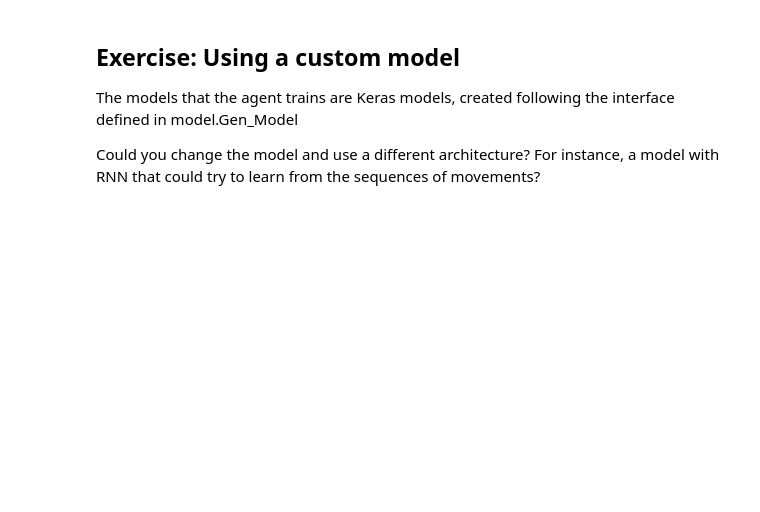
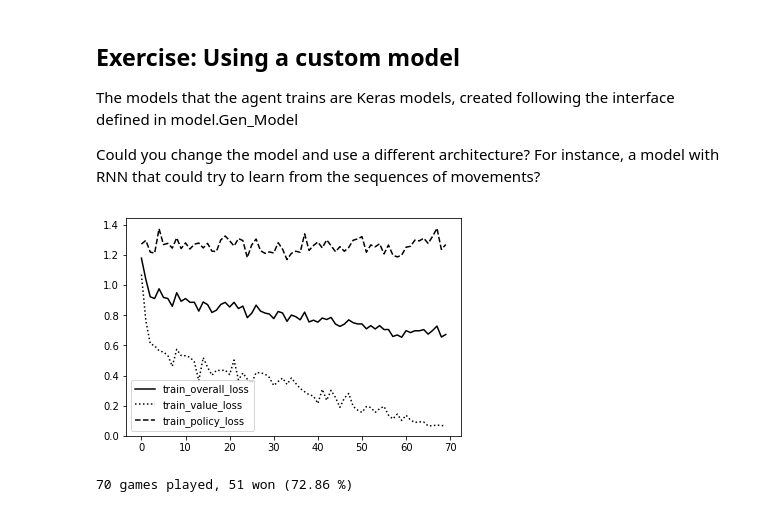
Before and after one commit to aitorAG/DeepReinforcementLearning, a Jupyter notebook: run_kschool_student.ipynb, the cells around one changed output. Saved outputs shown, nothing was run; the diff lists cells and outputs as text; code cells hidden in the pictures; blank space fills up the shorter version.

```diff
--- a/run_kschool_student.ipynb
+++ b/run_kschool_student.ipynb
@@ -378,0 +858,32 @@ from model import KSchool_Model  # <--- This is your custom model in model.py
+# %%
+# Create an agent with your network
+
+current_NN = KSchool_Model(REG_CONST,
+                           LEARNING_RATE,
+                           game.input_shape,
+                           game.action_size)
+
+# Create an agent
+agent = Agent("El Lee Sedol del Conecta-4",
+              game.state_size,
+              game.action_size,
+              30,
+              CPUCT,
+              current_NN
+             )
+# %%
+# Play N times, and keep track of the winning average of our agent
+N_GAMES=200
+
+n_wins = 0
+for k in range(N_GAMES):
+    score, nmovs, memory = simgame(game, agent, logger_simgame, memory)
+    if score == 1:
+        n_wins += 1
+    if (k+1)%10 == 0:
+        perc = n_wins/(k+1)*100
+        agent.replay(memory.ltmemory)
+        print("%d games played, %d won (%.2f %%)" % (k+1, n_wins, perc))
+# %% [output]
+[figure, added]
+70 games played, 51 won (72.86 %)
```
Also changed, not shown: parts of 86 cells of this notebook, 1 other file.
